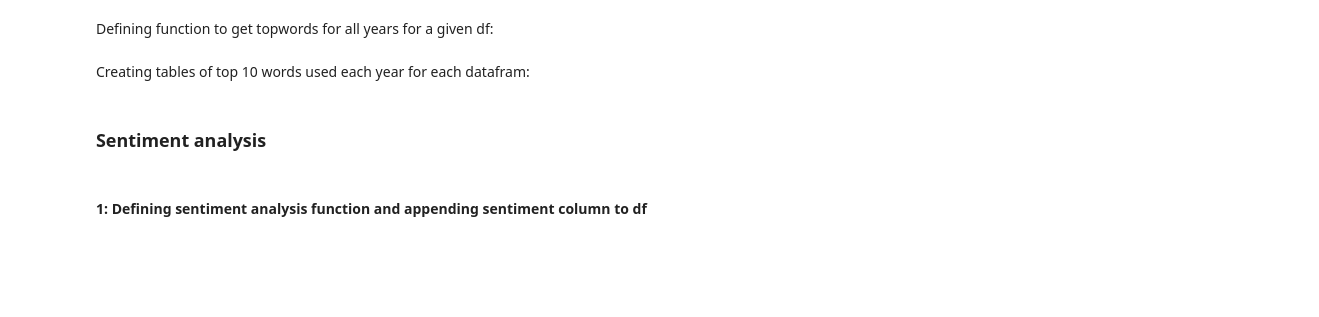
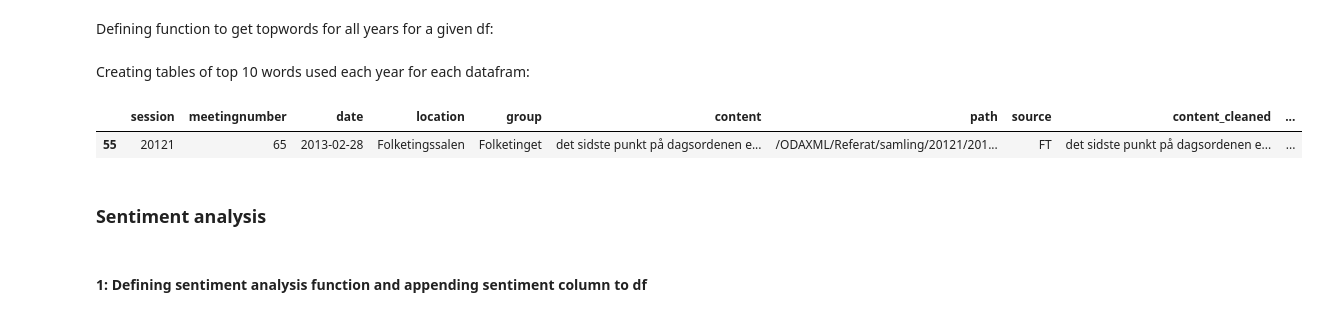
Before and after one commit to danawang10/isds29, a Jupyter notebook: Projekt/Complete project/Complete file-Kim.ipynb, the cells around one changed output. Cells and saved outputs as stored; diff of their text form; code cells hidden in the pictures; blank space fills up the shorter version.

```diff
--- a/Projekt/Complete project/Complete file-Kim.ipynb
+++ b/Projekt/Complete project/Complete file-Kim.ipynb
@@ -1220,6 +1227,11 @@ def get_title_samples(df_analysis, word, year):
     df_year = df_analysis[df_analysis['date'].dt.year == year]
     df_year = df_year[df_year['relevant'].str.contains(f"{word}")]
     return df_year
+# %%
+get_title_samples(ft_analysis,'akut', 2013)
+# %% [output]
+|  | session | meetingnumber | date | location | group | content | path | source | content_cleaned | ... |
+| 55 | 20121 | 65 | 2013-02-28 | Folketingssalen | Folketinget | det sidste punkt på dagsordenen e... | /ODAXML/Referat/samling/20121/201... | FT | det sidste punkt på dagsordenen e... | ... |
 # %% [markdown]
 ### Sentiment analysis
 # %% [markdown]
```
Also changed, not shown: parts of 12 cells of this notebook, 11 other files.
